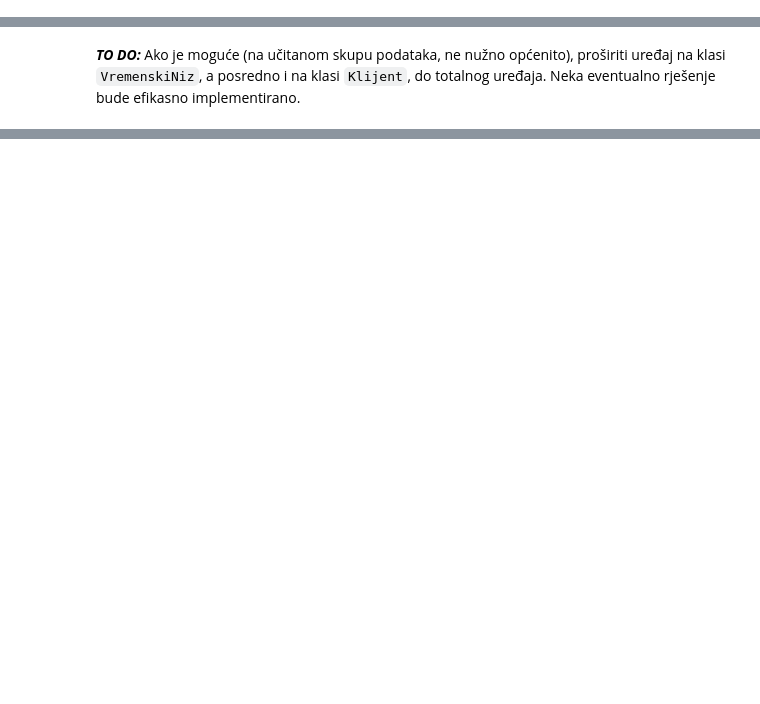
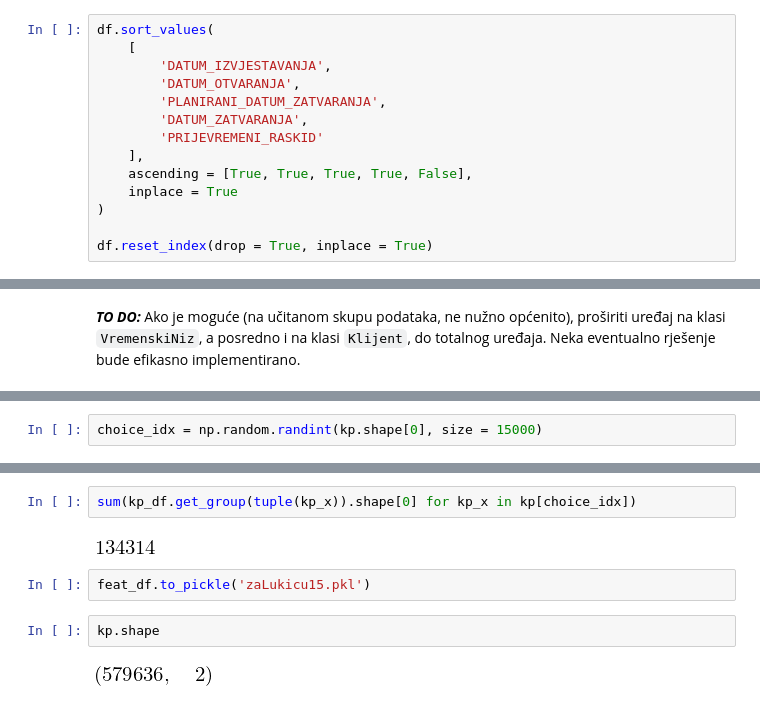
Before and after one commit to DavorPenzar/mozgalo, a Jupyter notebook: Observatorium.ipynb, the cells around one changed output, grey strips where cells are left out. Drawn from its saved outputs; the diff is of its cells as text; blank space fills up the shorter version.

```diff
--- a/Observatorium.ipynb
+++ b/Observatorium.ipynb
@@ -593,6 +593,20 @@ plt.hist(df.STAROST[df.STAROST >= 500])
 ***TO DO:*** Pogledati i ostala sumnjiva mjesta (gdje je planirani datum zatvaranja ili datum zatvaranja prije datuma otvaranja).
 # %% [markdown]
 ## Vremenski nizovi <a name="vremenski-nizovi"></a>
+# %%
+df.sort_values(
+    [
+        'DATUM_IZVJESTAVANJA',
+        'DATUM_OTVARANJA',
+        'PLANIRANI_DATUM_ZATVARANJA',
+        'DATUM_ZATVARANJA',
+        'PRIJEVREMENI_RASKID'
+    ],
+    ascending = [True, True, True, True, False],
+    inplace = True
+)
+
+df.reset_index(drop = True, inplace = True)
 # %% [markdown]
 Pokušat ćemo iz danih podataka konstruirati vremenske nizove za klijente. Da bismo to napravili, grupirajmo prvo podatke s obzirom na klijente odnosno na klijente i partije.
 # %%
@@ -1046,0 +1156,2 @@ class Klijent (object):
+# %%
+choice_idx = np.random.randint(kp.shape[0], size = 15000)
@@ -1046,0 +1190,10 @@ class Klijent (object):
+# %%
+sum(kp_df.get_group(tuple(kp_x)).shape[0] for kp_x in kp[choice_idx])
+# %% [output]
+[figure, added]
+# %%
+feat_df.to_pickle('zaLukicu15.pkl')
+# %%
+kp.shape
+# %% [output]
+[figure, added]
```
Also changed, not shown: parts of 8 cells of this notebook.
